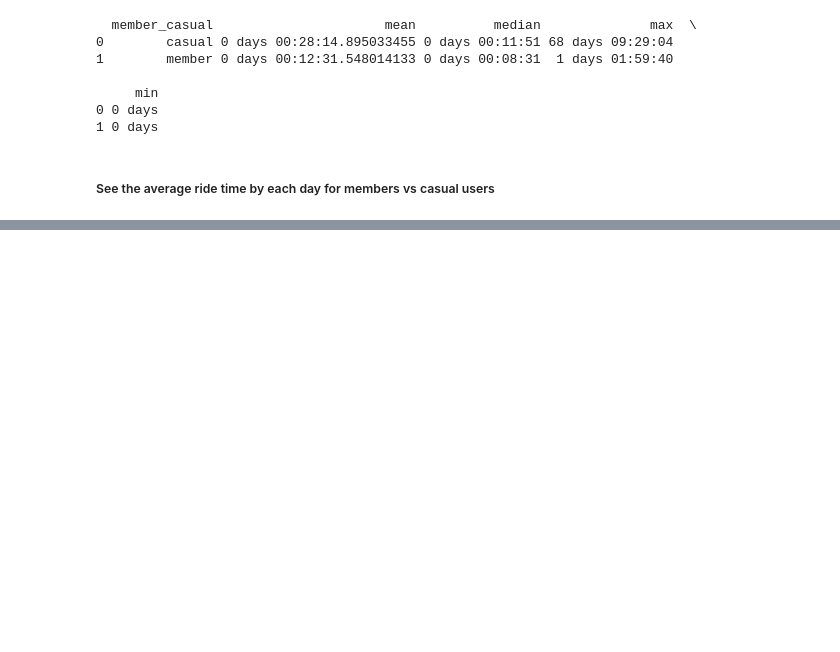
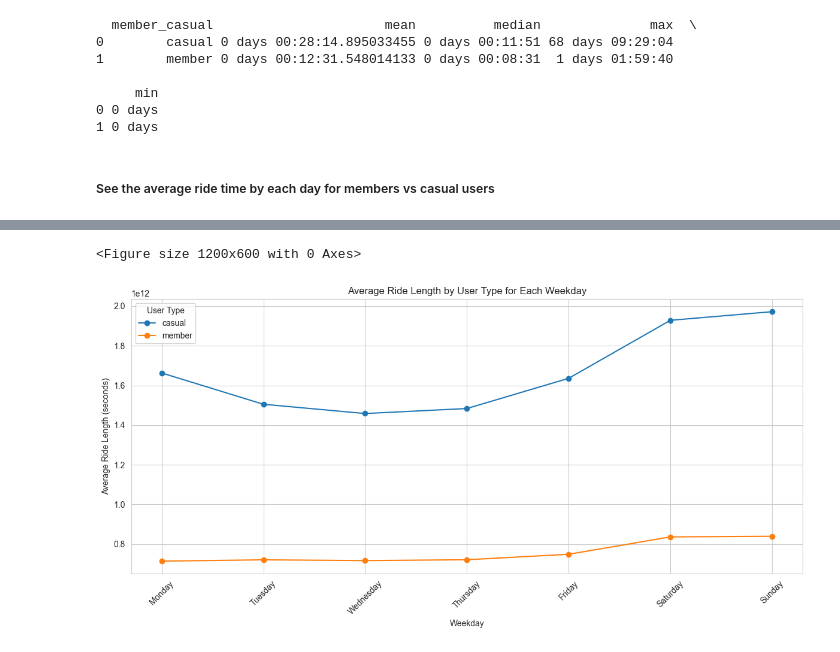
Before and after one commit to Najeeb1/Google_Capston_Project, a Jupyter notebook: process.ipynb, the cells around one changed output, grey strips where cells are left out. Drawn from its saved outputs; the diff is of its cells as text; code cells hidden in the pictures; blank space fills up the shorter version.

```diff
--- a/process.ipynb
+++ b/process.ipynb
@@ -300,0 +375,32 @@ plt.show()
+# %%
+weekday_order = ["Monday", "Tuesday", "Wednesday", "Thursday", "Friday", "Saturday", "Sunday"]
+# %%
+average_ride_length_weekday = trip_23.groupby(['day_of_week', 'member_casual'])['ride_length'].mean().reset_index()
+
+# Convert the 'weekday' column to a categorical type with the specified order
+average_ride_length_weekday['day_of_week'] = pd.Categorical(average_ride_length_weekday['day_of_week'], categories=weekday_order, ordered=True)
+
+# Pivot the data for easier plotting
+pivot_data_length = average_ride_length_weekday.pivot(index='day_of_week', columns='member_casual', values='ride_length')
+
+# Reindex to ensure all weekdays are included
+pivot_data_length = pivot_data_length.reindex(weekday_order)
+
+# Plot the data
+plt.figure(figsize=(12, 6))
+pivot_data_length.plot(kind='line', marker = 'o', figsize=(12, 6))
+
+# Set plot title and labels
+plt.title('Average Ride Length by User Type for Each Weekday')
+plt.xlabel('Weekday')
+plt.ylabel('Average Ride Length (seconds)')
+plt.xticks(rotation=45)
+plt.legend(title='User Type')
+plt.grid(True)
+plt.tight_layout()
+
+# Show the plot
+plt.show()
+# %% [output]
+<Figure size 1200x600 with 0 Axes>
+[figure, added]
```
Also changed, not shown: parts of 15 cells of this notebook.
